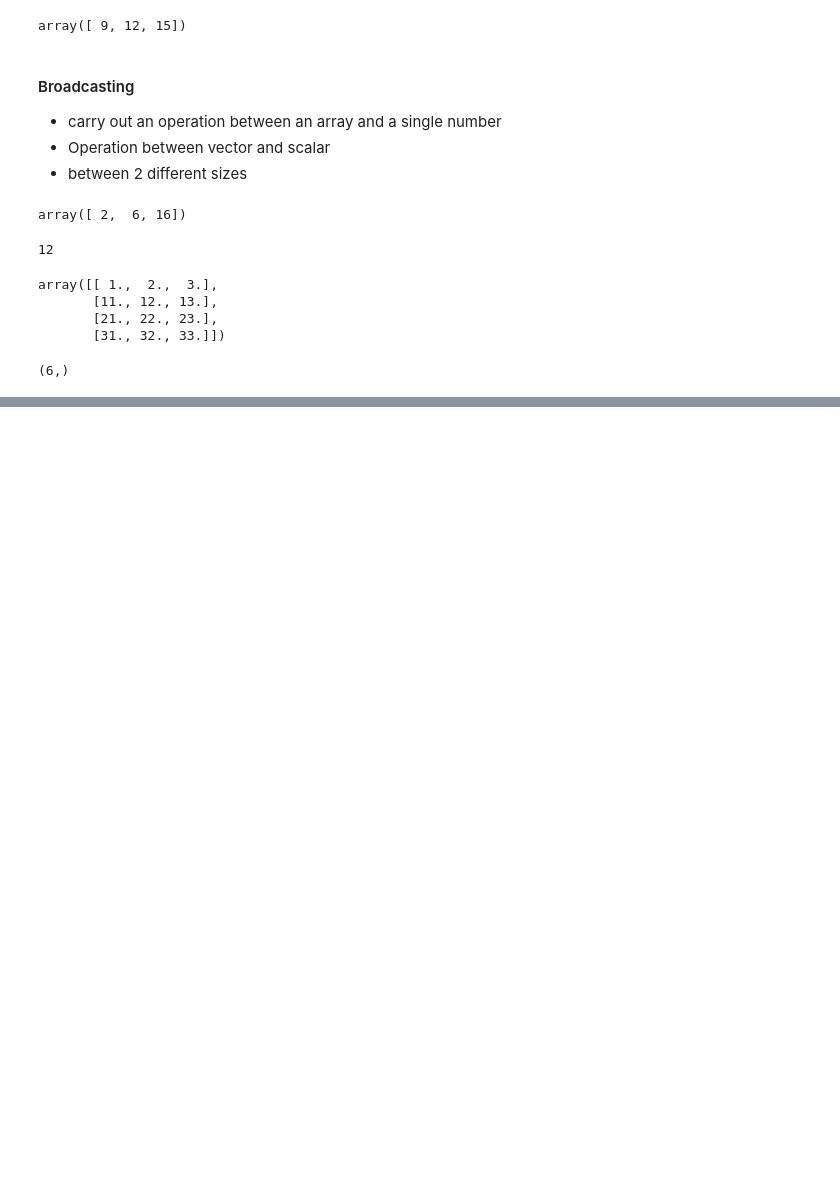
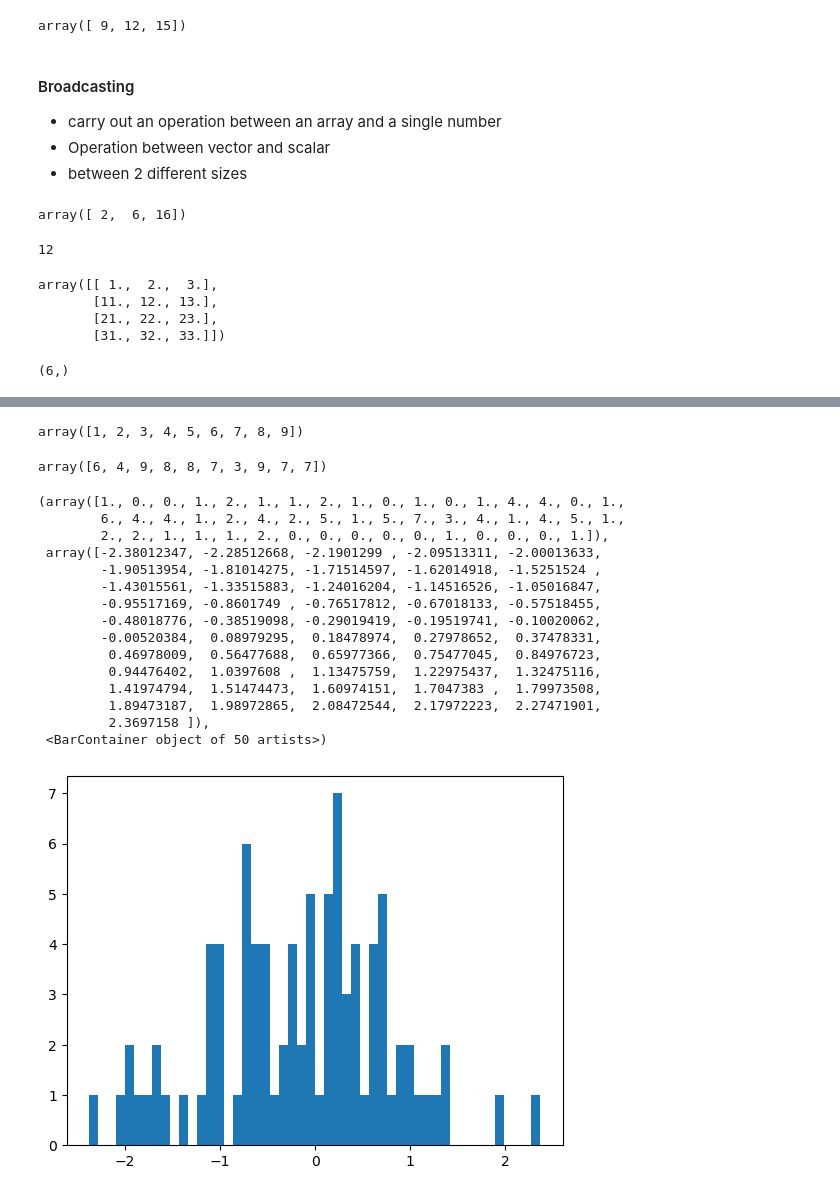
Before and after one commit to AayushFuse/Numpy_Learning, a Jupyter notebook: numpy_basics.ipynb, the cells around one changed output, grey strips where cells are left out. Saved outputs shown, nothing was run; the diff lists cells and outputs as text; code cells hidden in the pictures; blank space fills up the shorter version.

```diff
--- a/numpy_basics.ipynb
+++ b/numpy_basics.ipynb
@@ -373,0 +393,8 @@ array([[1., 1.],
+# %%
+a.ravel()
+# %% [output]
+array([1, 2, 3, 4, 5, 6, 7, 8, 9])
+# %%
+np.random.randint(3,10,10)
+# %% [output]
+array([6, 4, 9, 8, 8, 7, 3, 9, 7, 7])
@@ -373,0 +403,21 @@ array([[1., 1.],
+# %%
+a = np.random.normal(size=90)
+# %%
+plt.hist(a,bins=50)
+# %% [output]
+(array([1., 0., 0., 1., 2., 1., 1., 2., 1., 0., 1., 0., 1., 4., 4., 0., 1.,
+        6., 4., 4., 1., 2., 4., 2., 5., 1., 5., 7., 3., 4., 1., 4., 5., 1.,
+        2., 2., 1., 1., 1., 2., 0., 0., 0., 0., 0., 1., 0., 0., 0., 1.]),
+ array([-2.38012347, -2.28512668, -2.1901299 , -2.09513311, -2.00013633,
+        -1.90513954, -1.81014275, -1.71514597, -1.62014918, -1.5251524 ,
+        -1.43015561, -1.33515883, -1.24016204, -1.14516526, -1.05016847,
+        -0.95517169, -0.8601749 , -0.76517812, -0.67018133, -0.57518455,
+        -0.48018776, -0.38519098, -0.29019419, -0.19519741, -0.10020062,
+        -0.00520384,  0.08979295,  0.18478974,  0.27978652,  0.37478331,
+         0.46978009,  0.56477688,  0.65977366,  0.75477045,  0.84976723,
+         0.94476402,  1.0397608 ,  1.13475759,  1.22975437,  1.32475116,
+         1.41974794,  1.51474473,  1.60974151,  1.7047383 ,  1.79973508,
+         1.89473187,  1.98972865,  2.08472544,  2.17972223,  2.27471901,
+         2.3697158 ]),
+ <BarContainer object of 50 artists>)
+[figure, added]
```
Also changed, not shown: parts of 14 cells of this notebook.
